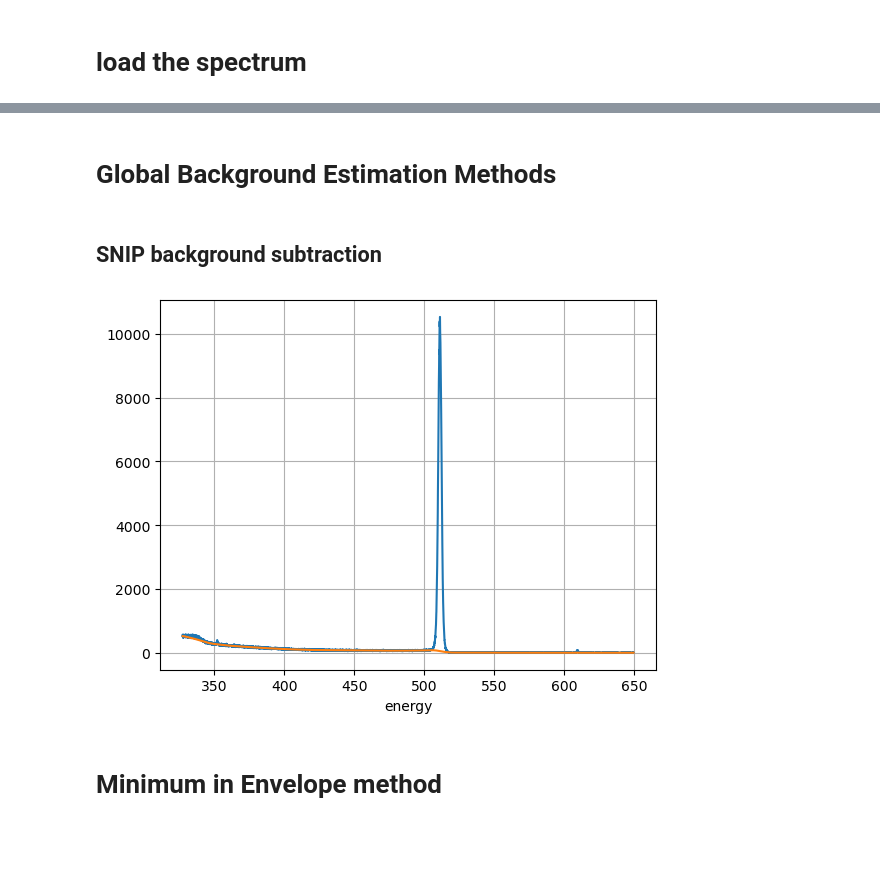
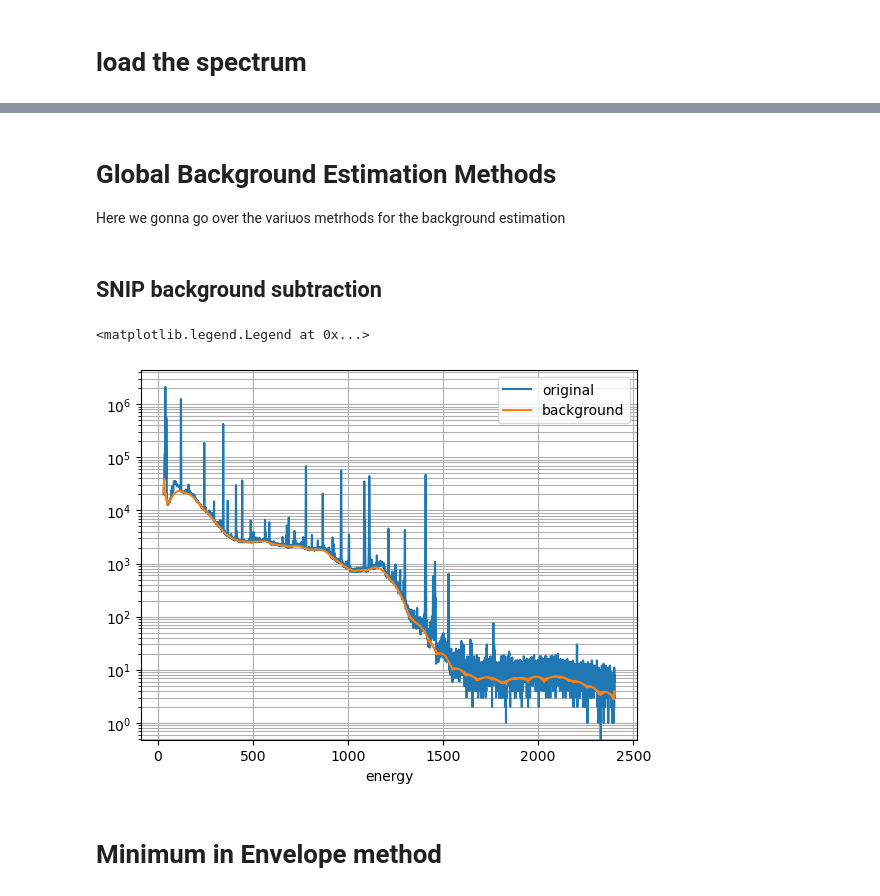
Before and after one commit to achiyaAmrusi/scispectrum, a Jupyter notebook: examples/Background/background_substraction.ipynb, the cells around one changed output, grey strips where cells are left out. Saved outputs shown, nothing was run; the diff lists cells and outputs as text; code cells hidden in the pictures; blank space fills up the shorter version.

```diff
--- a/examples/Background/background_substraction.ipynb
+++ b/examples/Background/background_substraction.ipynb
@@ -89,7 +83,8 @@ new_spec.plot(yscale='log')
 # %% [markdown]
 # Global Background Estimation Methods
+Here we gonna go over the variuos metrhods for the background estimation
 # %% [markdown]
 ## SNIP background subtraction
 # %%
-snip_bg = SNIPBackground(50)
-bg_estimation = snip_bg.estimate(axis=new_spec.axis, counts=new_spec.counts, resolution=new_spec.resolution_calib.apply, smoothing=True)
+snip_bg = SNIPBackground(30)
+bg_estimation = snip_bg.estimate(axis=spectrum.axis, counts=spectrum.counts, resolution=spectrum.resolution_calib.apply, smoothing=True)
@@ -99,12 +91,12 @@ subtracted_spectrum.counts[subtracted_spectrum.counts < 0] = 0
 # %%
-new_spec.plot(yscale='linear')
-#subtracted_spectrum.plot()
-plt.plot(new_spec.axis, bg_estimation)
+spectrum.plot(yscale='log', label='original')
+plt.plot(spectrum.axis, bg_estimation, label='background')
 
 plt.grid(True, which='both')
-#plt.xlim([300,700])
+plt.legend()
 # %% [output]
+<matplotlib.legend.Legend at 0x...>
-[figure, old version]
+[figure, new version]
 # %% [markdown]
 # Minimum in Envelope method
 # %%
```
Also changed, not shown: parts of 32 cells of this notebook, 3 other files.
